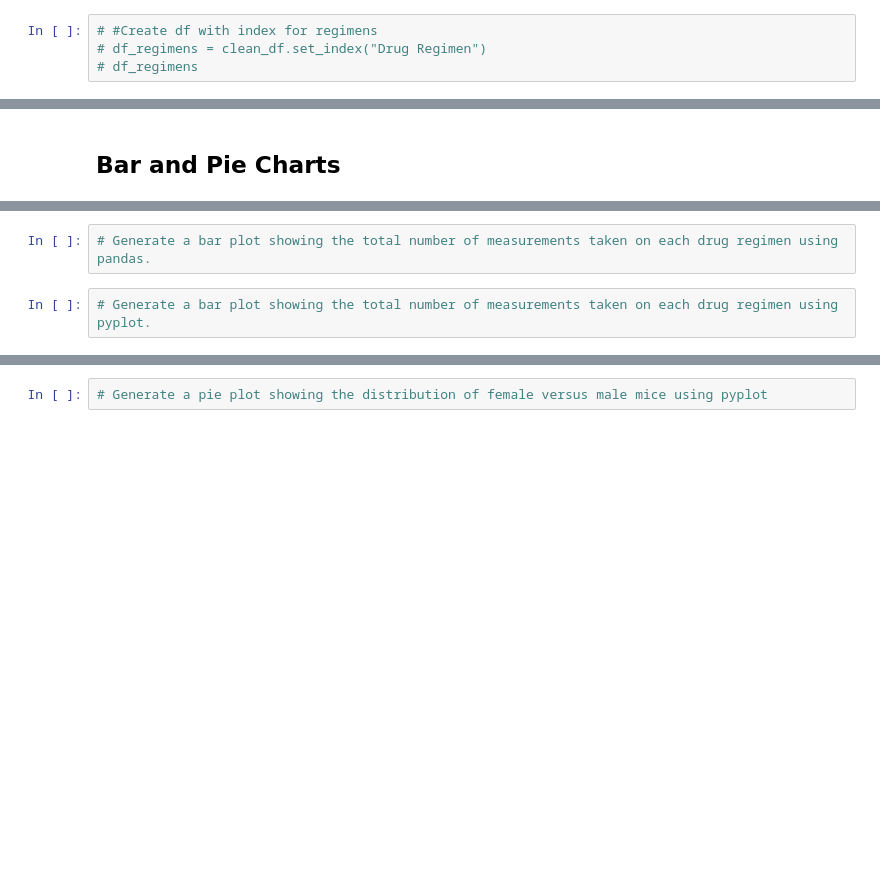
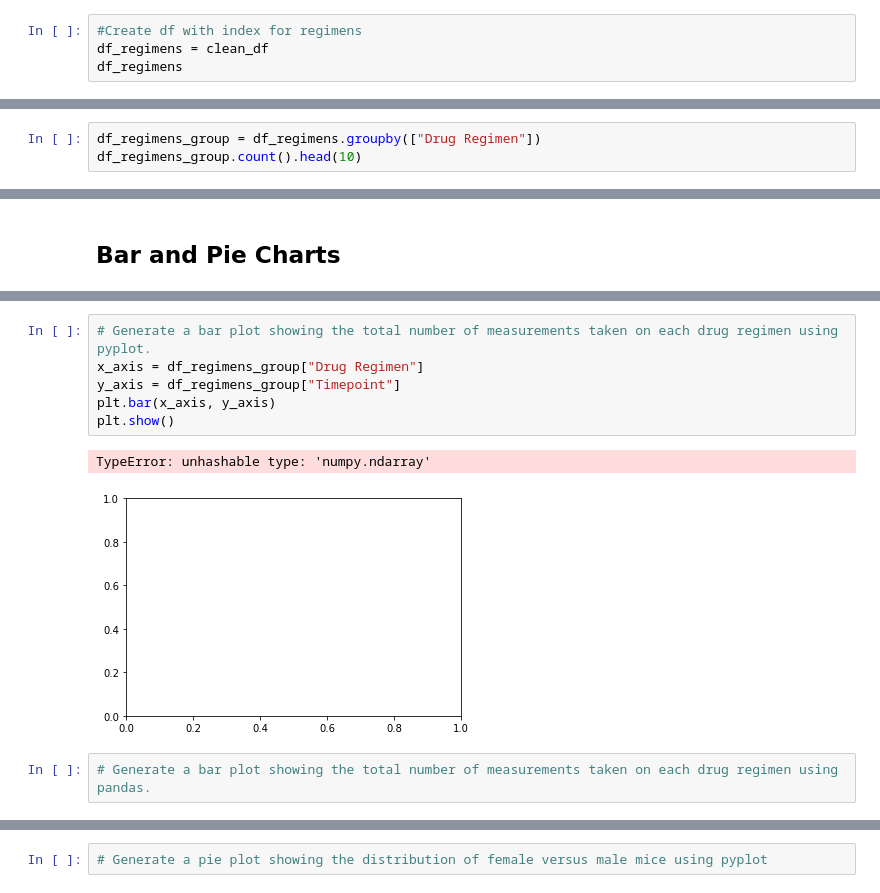
Before and after one commit to khennenf/matplotlib-challenge, a Jupyter notebook: Instructions/Pymaceuticals/Copy of starter.ipynb, the cells around one changed output, grey strips where cells are left out. Drawn from its saved outputs; the diff is of its cells as text; blank space fills up the shorter version.

```diff
--- a/Instructions/Pymaceuticals/Copy of starter.ipynb
+++ b/Instructions/Pymaceuticals/Copy of starter.ipynb
@@ -117,7 +117,7 @@ new_mouse_count
 # mean, median, variance, standard deviation, and SEM of the tumor volume.
 # Assemble the resulting series into a single summary dataframe.
 # %%
-# #Create df with index for regimens
-# df_regimens = clean_df.set_index("Drug Regimen")
-# df_regimens
+#Create df with index for regimens
+df_regimens = clean_df
+df_regimens
 # %% [output]
@@ -286,3 +274,6 @@ IndexError: tuple index out of range
 #SEM of the tumor volume for each regimen
 
 # Using the aggregation method, produce the same summary statistics in a single line
+# %%
+df_regimens_group = df_regimens.groupby(["Drug Regimen"])
+df_regimens_group.count().head(10)
@@ -291,6 +304,13 @@ IndexError: tuple index out of range
+# %%
+# Generate a bar plot showing the total number of measurements taken on each drug regimen using pyplot.
+x_axis = df_regimens_group["Drug Regimen"]
+y_axis = df_regimens_group["Timepoint"]
+plt.bar(x_axis, y_axis)
+plt.show()
+# %% [output]
+TypeError: unhashable type: 'numpy.ndarray'
+[figure, added]
 # %%
 # Generate a bar plot showing the total number of measurements taken on each drug regimen using pandas.
-# %%
-# Generate a bar plot showing the total number of measurements taken on each drug regimen using pyplot.
 # %%
 # Generate a pie plot showing the distribution of female versus male mice using pandas
```
Also changed, not shown: parts of 23 cells of this notebook.
